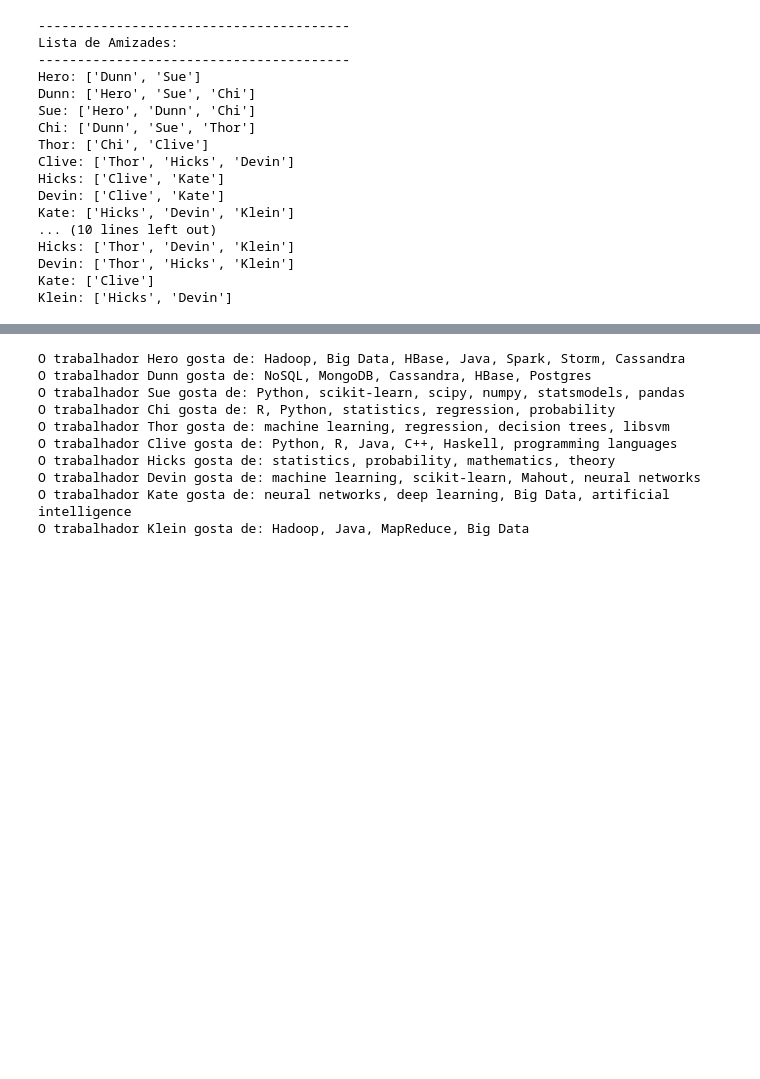
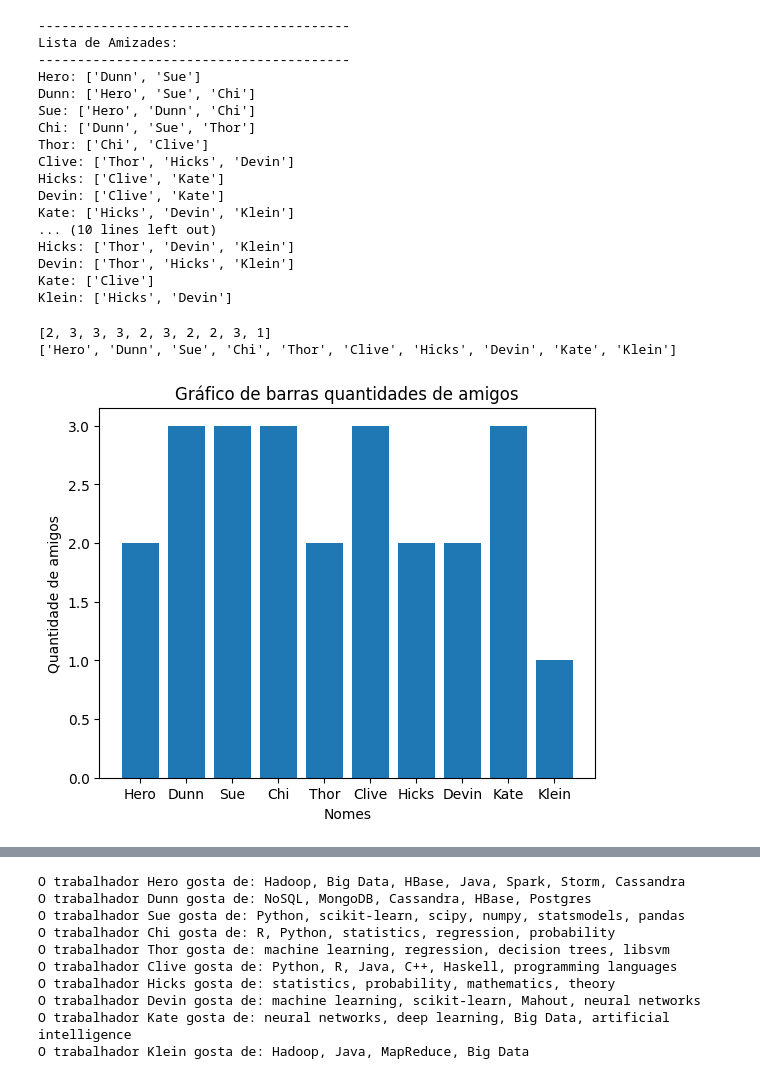
Before and after one commit to IgorGMMazo/Python, a Jupyter notebook: DataScienceDoZero/visao.ipynb, the cells around one changed output, grey strips where cells are left out. Cells and saved outputs as stored; diff of their text form; code cells hidden in the pictures; blank space fills up the shorter version.

```diff
--- a/DataScienceDoZero/visao.ipynb
+++ b/DataScienceDoZero/visao.ipynb
@@ -95,3 +114,27 @@ Hicks: ['Thor', 'Devin', 'Klein']
 Devin: ['Thor', 'Hicks', 'Klein']
 Kate: ['Clive']
 Klein: ['Hicks', 'Devin']
+# %%
+list_of_num = []
+list_of_name = []
+
+for user in users:
+    num = len(user["friends"])
+    list_of_num.append(num)
+    name = user["name"]
+    list_of_name.append(name)
+
+print(list_of_num)
+print(list_of_name)
+
+plt.bar(list_of_name, list_of_num)
+
+plt.title('Gráfico de barras quantidades de amigos')
+plt.xlabel('Nomes')
+plt.ylabel('Quantidade de amigos')
+
+plt.show()
+# %% [output]
+[2, 3, 3, 3, 2, 3, 2, 2, 3, 1]
+['Hero', 'Dunn', 'Sue', 'Chi', 'Thor', 'Clive', 'Hicks', 'Devin', 'Kate', 'Klein']
+[figure, added]
```
Also changed, not shown: parts of 3 cells of this notebook.
